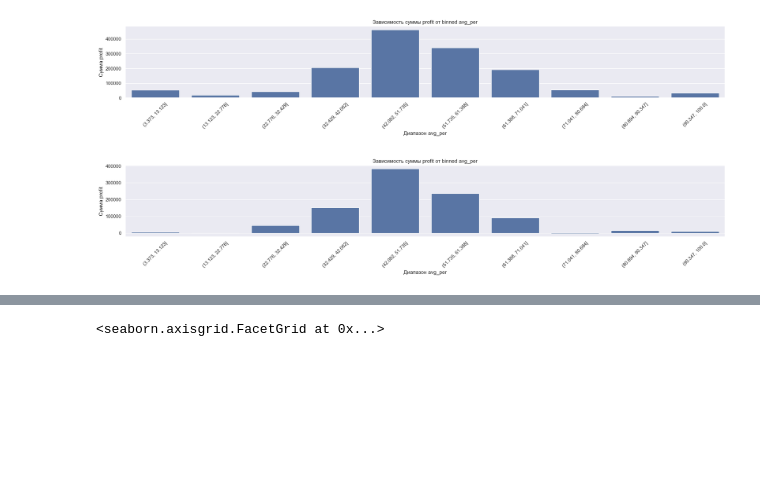
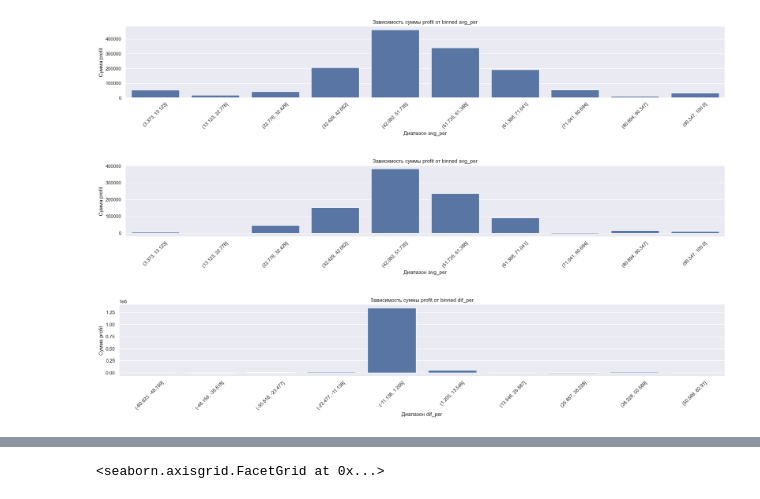
Before and after one commit to Alkor135/pj4_volatile_day_volumes, a Jupyter notebook: trade_simulate.ipynb, the cells around one changed output, grey strips where cells are left out. Cells and saved outputs as stored; diff of their text form; code cells hidden in the pictures; blank space fills up the shorter version.

```diff
--- a/trade_simulate.ipynb
+++ b/trade_simulate.ipynb
@@ -171,3 +171,7 @@ df
 | 410505 | 2024-12-17 23:40:00 | 72800.0 | 72820.0 | 72760.0 | 72810.0 | 44.03 | 1 | 1 | 1 | 1 | 0 | ... |
 | 410506 | 2024-12-17 23:45:00 | 72810.0 | 72860.0 | 72790.0 | 72850.0 | 44.16 | 1 | 1 | 1 | 1 | 0 | ... |
 410507 rows × 14 columns
+# %%
+df['dif_per'] = df['avg_per'].diff().shift(1)
+df.dropna(inplace=True)
+df
@@ -456,3 +475,17 @@ plt.ylabel('Сумма profit')
 plt.show()
 # %% [output]
 [figure]
+# %%
+# Создаем биннинг для 'dif_per'
+bins = pd.cut(df['dif_per'], bins=10)  # Разделяем 'dif_per' на 10 групп
+grouped_data = df.groupby(bins)['profit'].sum().reset_index()
+
+# Строим график зависимости
+sns.barplot(x=grouped_data['dif_per'].astype(str), y=grouped_data['profit'])
+plt.xticks(rotation=45)  # Поворачиваем подписи оси X для читаемости
+plt.title('Зависимость суммы profit от binned dif_per')
+plt.xlabel('Диапазон dif_per')
+plt.ylabel('Сумма profit')
+plt.show()
+# %% [output]
+[figure, added]
```
Also changed, not shown: parts of 9 cells of this notebook, 1 other file.
